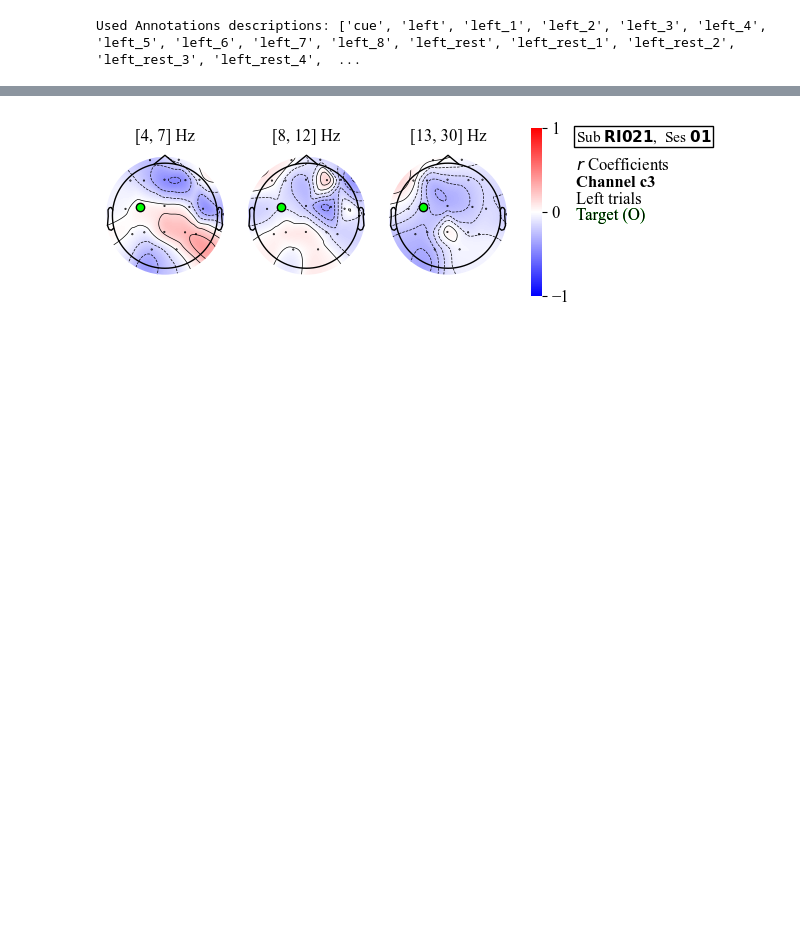
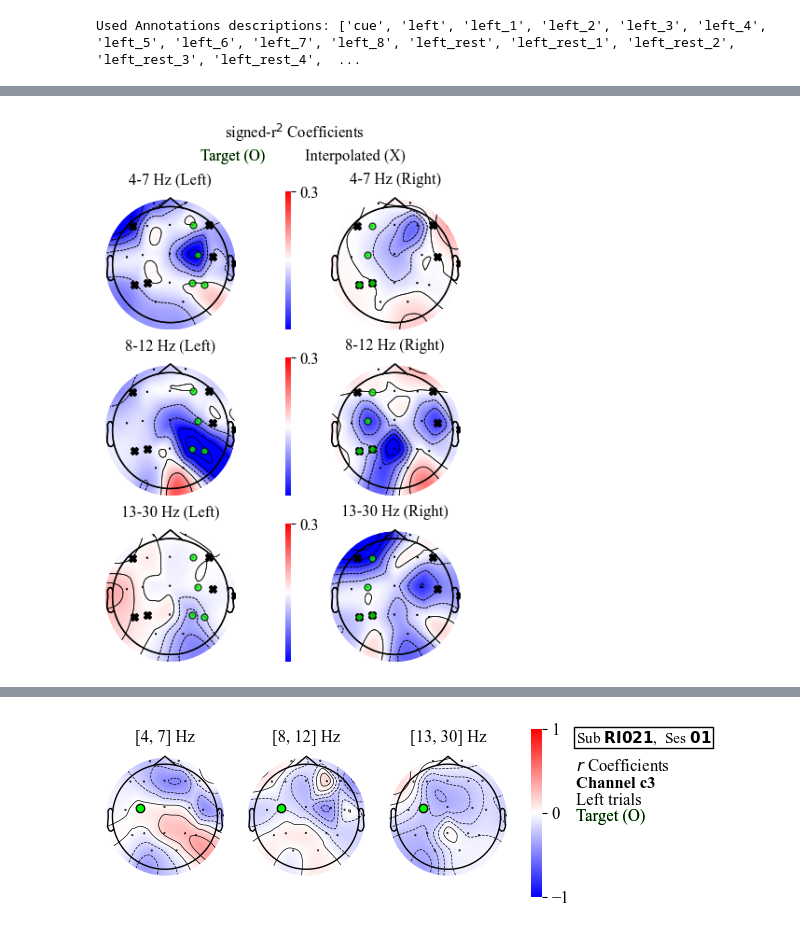
Before and after one commit to S-Shah-Lab/eeg_tools, a Jupyter notebook: tool_develop_motorimagery.ipynb, the cells around one changed output, grey strips where cells are left out. Saved outputs shown, nothing was run; the diff lists cells and outputs as text; code cells hidden in the pictures; blank space fills up the shorter version.

```diff
--- a/tool_develop_motorimagery.ipynb
+++ b/tool_develop_motorimagery.ipynb
@@ -961,0 +872,47 @@ isTreatment_list = [np.arange(x_list[0].shape[0]) < psds_left_rest.shape[0],  #(
+# %%
+# Plot topoplots with r2
+# Identify interpolated channels to show on the topomap
+mask = np.array([True if x in old_ch_bads else False for x in ch_setSLAP.get_labels()])
+mask_params1 = dict(marker='X', markersize=6, markerfacecolor='black')
+# Identify target channels to show on the topomap
+mask_right = np.array([True if x in isLeft_ch else False for x in ch_setSLAP.get_labels()])
+mask_left = np.array([True if x in isRight_ch else False for x in ch_setSLAP.get_labels()])
+mask_params2 = dict(marker='o', markersize=5, markerfacecolor='lime', alpha=0.75)
+# Plot
+fig = plt.figure(figsize=(6, int(2*N)))
+gs = matplotlib.gridspec.GridSpec(N, 3, width_ratios=[2, 0.15, 2])
+# Make colormap for topoplots
+custom_cmap = PLOT.make_simple_cmap('blue', 'white', 'red')
+
+
+for i in range(N):
+    # Create subplots in each row
+    axes1 = fig.add_subplot(gs[i, 0])  # First  col
+    axes2 = fig.add_subplot(gs[i, 1])  # Second col
+    axes3 = fig.add_subplot(gs[i, 2])  # Third  col
+
+    if i==0:
+        axes2.text(-2.5, 1.35, r'signed-r$^{2}$ Coefficients', va='bottom', ha='left', transform=axes2.transAxes, color='black')
+        axes2.text(-0.5, 1.2, 'Target (O)', va='bottom', ha='right', transform=axes2.transAxes, color='lime', fontsize=12)
+        axes2.text(-0.5, 1.2, 'Target (O)', va='bottom', ha='right', transform=axes2.transAxes, color='black', fontsize=12)
+        axes2.text(1.5, 1.2, 'Interpolated (X)', va='bottom', ha='left', transform=axes2.transAxes, color='black', fontsize=12)
+
+    PLOT.plot_topomap_L_R([axes1, axes2, axes3], RAW_SL, r2_left[i], r2_right[i], custom_cmap, (-0.3, 0.3),
+                          [mask,mask_left,mask_right], [mask_params1,mask_params2])
+
+    axes1.set_title(f'{freq_band[i]}-{freq_band[i+1]-1} Hz (Left)', fontsize=12)
+    #if p_left[1::2][i] < 0.05:
+    #    axes[i,0].set_title(f'*{freq_band[i]}-{freq_band[i+1]-1} Hz (Left)', fontsize=12)
+    #else:
+    #    axes[i,0].set_title(f'{freq_band[i]}-{freq_band[i+1]-1} Hz (Left)', fontsize=12)
+
+    axes3.set_title(f'{freq_band[i]}-{freq_band[i+1]-1} Hz (Right)', fontsize=12)
+    #if p_right[1::2][i] < 0.05:
+    #    axes[i,1].set_title(f'*{freq_band[i]}-{freq_band[i+1]-1} Hz (Right)', fontsize=12)
+    #else:
+    #    axes[i,1].set_title(f'{freq_band[i]}-{freq_band[i+1]-1} Hz (Right)', fontsize=12)
+
+fig.subplots_adjust(wspace=0)
+plt.show()
+# %% [output]
+[figure, added]
```
Also changed, not shown: parts of 34 cells of this notebook, 3 other files.
